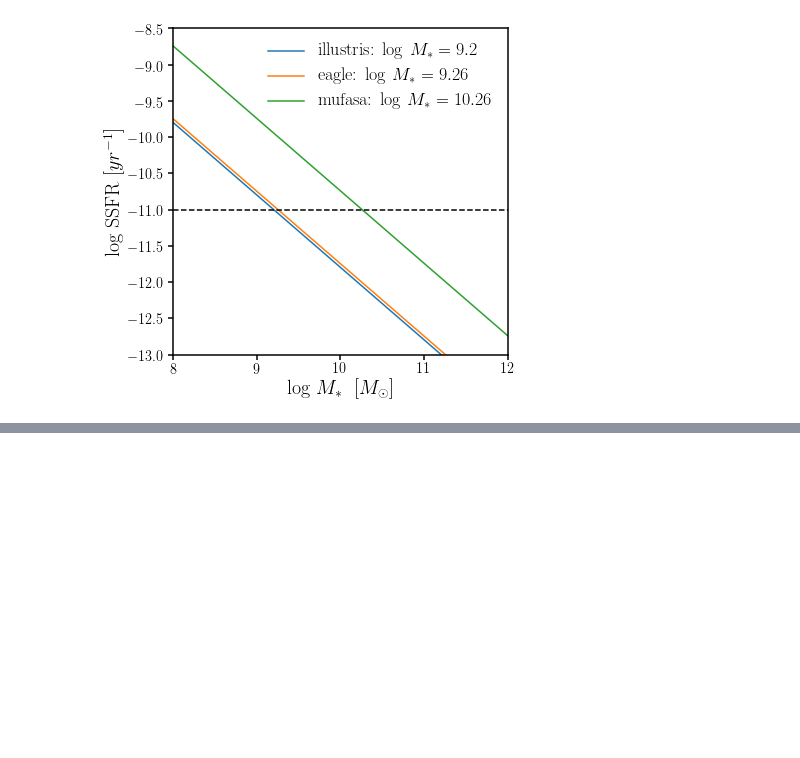
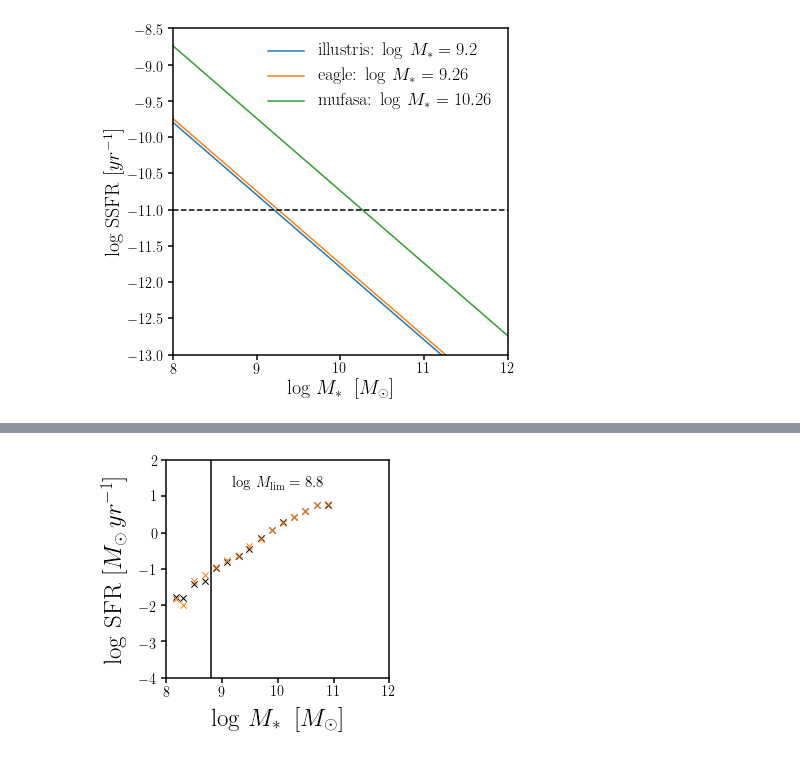
Before and after one commit to changhoonhahn/LetsTalkAboutQuench, a Jupyter notebook: letstalkaboutquench/notebooks/notes_Mstar_res_limit.ipynb, the cells around one changed output, grey strips where cells are left out. Cells and saved outputs as stored; diff of their text form; code cells hidden in the pictures; blank space fills up the shorter version.

Commit message:
notebooks looking into the impact of SFR resolution; previous implementation had a bug

```diff
--- a/letstalkaboutquench/notebooks/notes_Mstar_res_limit.ipynb
+++ b/letstalkaboutquench/notebooks/notes_Mstar_res_limit.ipynb
@@ -204 +190,48 @@ plot_gmmfit_impact('mufasa_100myr')
 [figure]
+# %%
+def plot_gmmfit_sfrmstar(cat, n_mc=100):
+    # without scatter
+    logm, logsfr = Catalog_wo_scatter(cat)
+    fSFMS = fstarforms()
+    fit_logm, fit_logsfr = fSFMS.fit(logm, logsfr, method='gaussmix',
+                                     dlogm=0.2, fit_range=[8.,11.], maxcomp=3,
+                                     forTest=True, silent=True)
+    # with scatter
+    fit_logsfr_s = []
+    for i in range(n_mc):
+        logm_scat, logsfr_scat = Catalog_w_scatter(cat)
+        fSFMS_scat = fstarforms()
+        fit_logm_s, fit_logsfr_s_i = fSFMS_scat.fit(logm_scat, logsfr_scat, method='gaussmix',
+                                                  dlogm=0.2, fit_range=[8.,11.], maxcomp=4,
+                                                    forTest=True, silent=True)
+        fit_logsfr_s.append(fit_logsfr_s_i)
+    sig_fit_logsfr_s = np.std(np.array(fit_logsfr_s), axis=0)
+    fit_logsfr_s = np.mean(fit_logsfr_s, axis=0)
+
+    # check that the mbins are equal
+    assert np.array_equal(fSFMS._tests['mbin_mid'], fSFMS_scat._tests['mbin_mid'])
+    dfit = np.array(fit_logsfr) - np.array(fit_logsfr_s)
+    # mass where resolution limit causes the SFMS to shift by 0.1 dex
+    mbin_mid = np.array(fSFMS._tests['mbin_mid'])
+    mlim = (mbin_mid[(np.abs(dfit) > 0.1)]).max() + 0.5*fSFMS._dlogm
+
+    fig = plt.figure(figsize=(4,4))
+    bkgd = fig.add_subplot(111, frameon=False)
+    sub = fig.add_subplot(111)
+    sub.scatter(fit_logm, fit_logsfr, marker='x', color='k', lw=1, s=40)
+    sub.scatter(fit_logm_s, fit_logsfr_s, marker='x', color='C1', lw=1, s=40)
+
+    sub.text(0.5, 0.92, '$\log\,M_{\lim}='+str(round(mlim,2))+'$',
+             ha='center', va='top', transform=sub.transAxes, fontsize=15)
+    sub.vlines(mlim, -4., 2., color='k')
+    bkgd.set_xlabel(r'log $M_* \;\;[M_\odot]$', labelpad=10, fontsize=25)
+    sub.set_xlim([8., 12.])
+    bkgd.set_ylabel(r'log SFR $[M_\odot \, yr^{-1}]$', labelpad=10, fontsize=25)
+    sub.set_ylim([-4., 2.])
+    bkgd.tick_params(labelcolor='none', top='off', bottom='off', left='off', right='off')
+    fig.subplots_adjust(hspace=0.15, wspace=0.15)
+    plt.show()
+# %%
+plot_gmmfit_sfrmstar('illustris_100myr')
+# %% [output]
+[figure, added]
```
Also changed, not shown: parts of 10 cells of this notebook, 1 other file.
